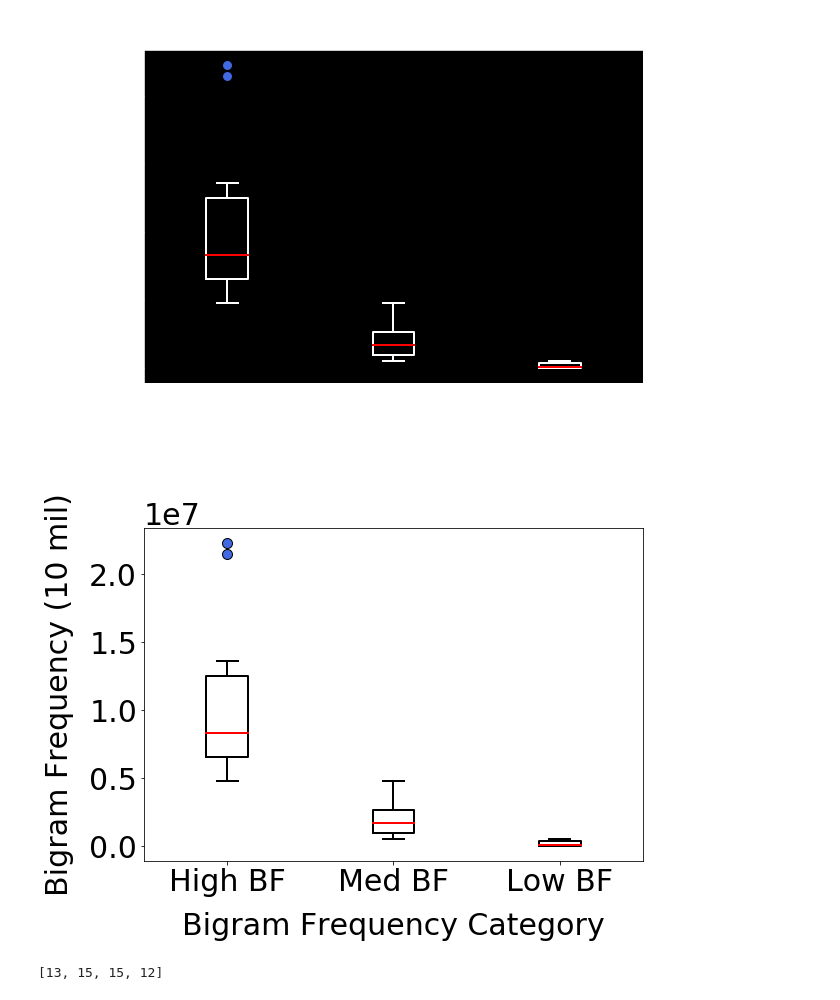
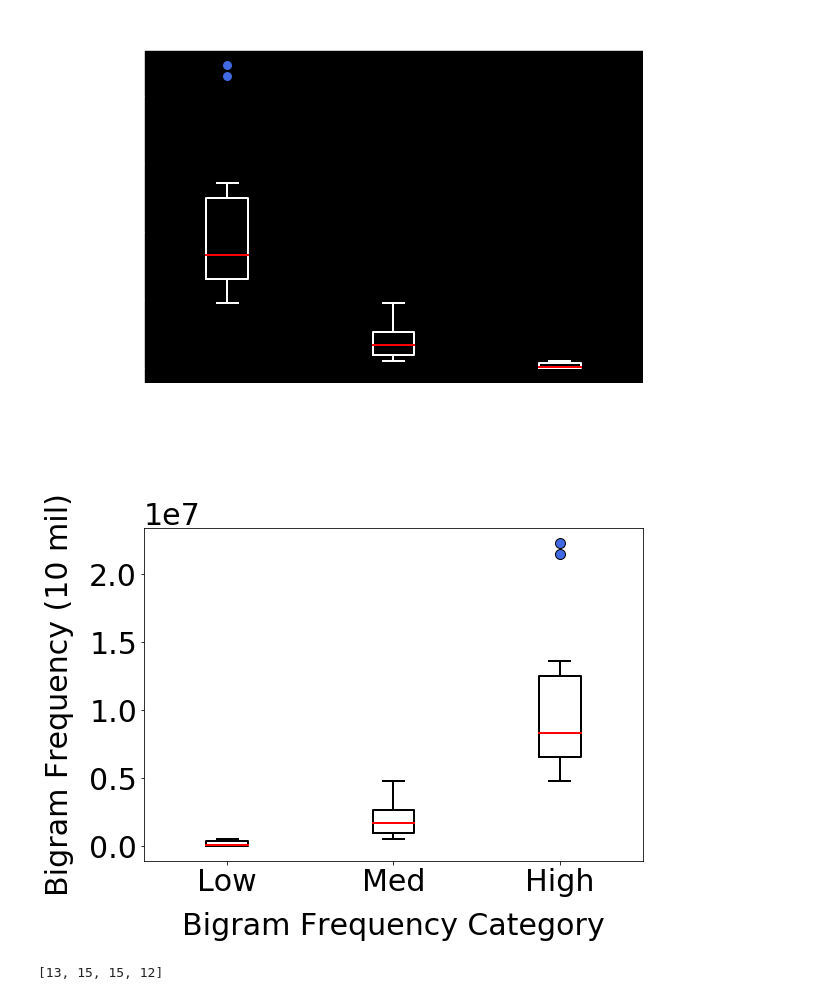
Before and after one commit to rruopp/typingexp, a Jupyter notebook: typing_task_analysis/group_analysis_V1.ipynb, the cells around one changed output. Cells and saved outputs as stored; diff of their text form; code cells hidden in the pictures.

Commit message:
more edits to graphs

```diff
--- a/typing_task_analysis/group_analysis_V1.ipynb
+++ b/typing_task_analysis/group_analysis_V1.ipynb
@@ -1719,42 +1719,42 @@ plt.rc('xtick', color='black')
 plt.rc('ytick', color='black')
 
 x = [2, 4, 6]
-D = (high_bgs['Frequency'], med_bgs['Frequency'], low_bgs['Frequency'])
+D = (low_bgs['Frequency'], med_bgs['Frequency'], high_bgs['Frequency'])
 
 fig, ax = plt.subplots(figsize=(9.25, 7))
 
 boxprops = dict(linestyle='-', linewidth=2, color = 'black')
 whiskerprops = dict(linewidth=2, color = 'black')
 capprops = dict(linewidth=2, color = 'black')
 flierprops = dict(markerfacecolor='royalblue', markersize=10)
 medianprops = dict(linewidth=2, color='red')
 
 ax.boxplot(D, positions=x, boxprops=boxprops, whiskerprops=whiskerprops, capprops=capprops,
           flierprops=flierprops, medianprops=medianprops)
 
 plt.xlim([1, 7])
-plt.xticks(x, ('High BF', 'Med BF', 'Low BF'))
+plt.xticks(x, ('Low', 'Med', 'High'))
 plt.xlabel("Bigram Frequency Category", labelpad=15)
 # plt.ylim([0, 0.8])
 plt.ylabel("Bigram Frequency (10 mil)", labelpad=15)
 plt.title("")
 # plt.legend(loc="best")
 
 ax.set_facecolor('white')
 ax.spines['top'].set_visible(True)
 ax.spines['top'].set_color('black')
 ax.spines['bottom'].set_visible(True)
 ax.spines['bottom'].set_color('black')
 ax.spines['left'].set_visible(True)
 ax.spines['left'].set_color('black')
 ax.spines['right'].set_visible(True)
 ax.spines['right'].set_color('black')
 
 fig.tight_layout()
 plt.savefig('wf.png', dpi=300, facecolor = fig.get_facecolor(), edgecolor = 'none')
 plt.show()
 # %% [output]
-[figure, old version]
+[figure, new version]
 # %%
 ## plotting total trial error by WF
 plt.rcParams['font.size'] = '30'
```
Also changed, not shown: parts of 3 cells of this notebook, 4 other files.
